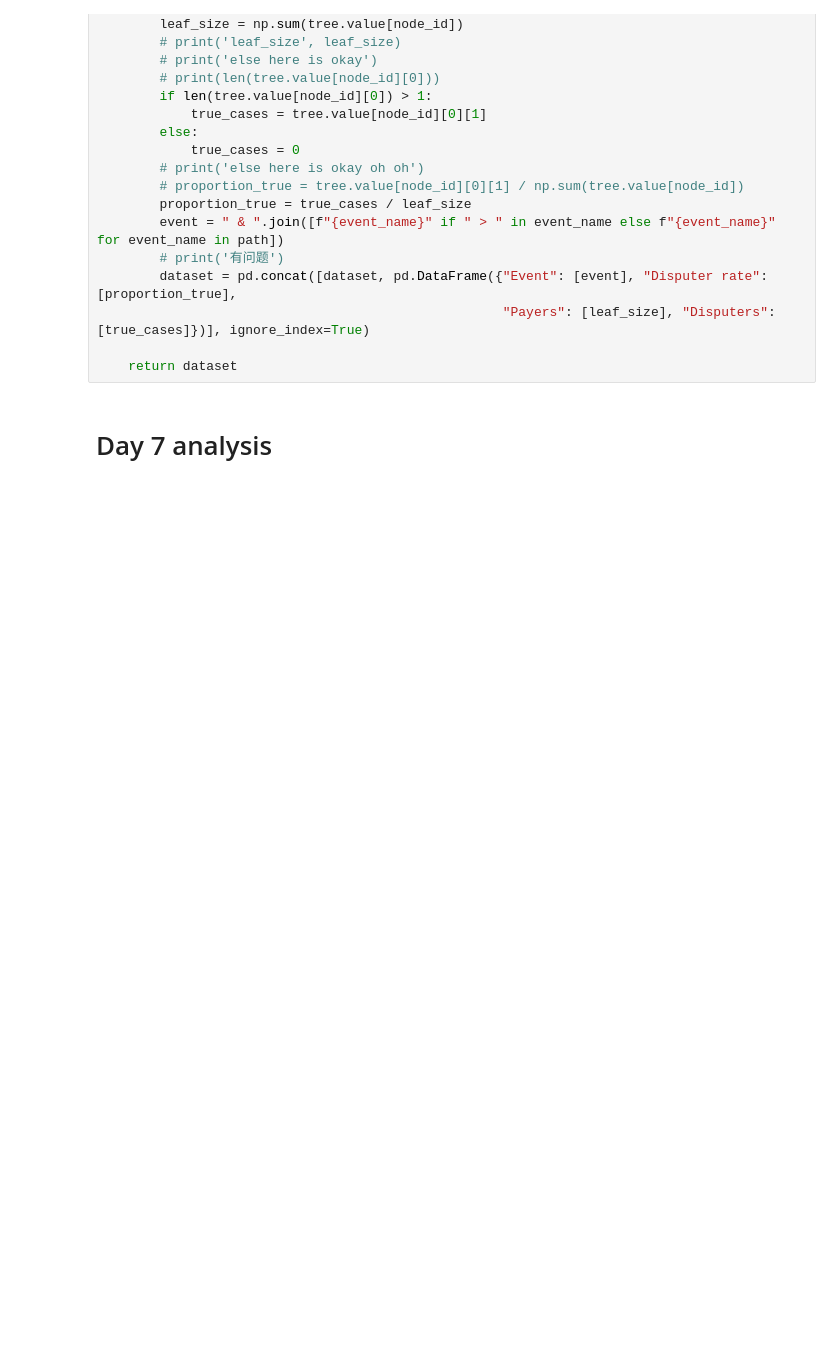
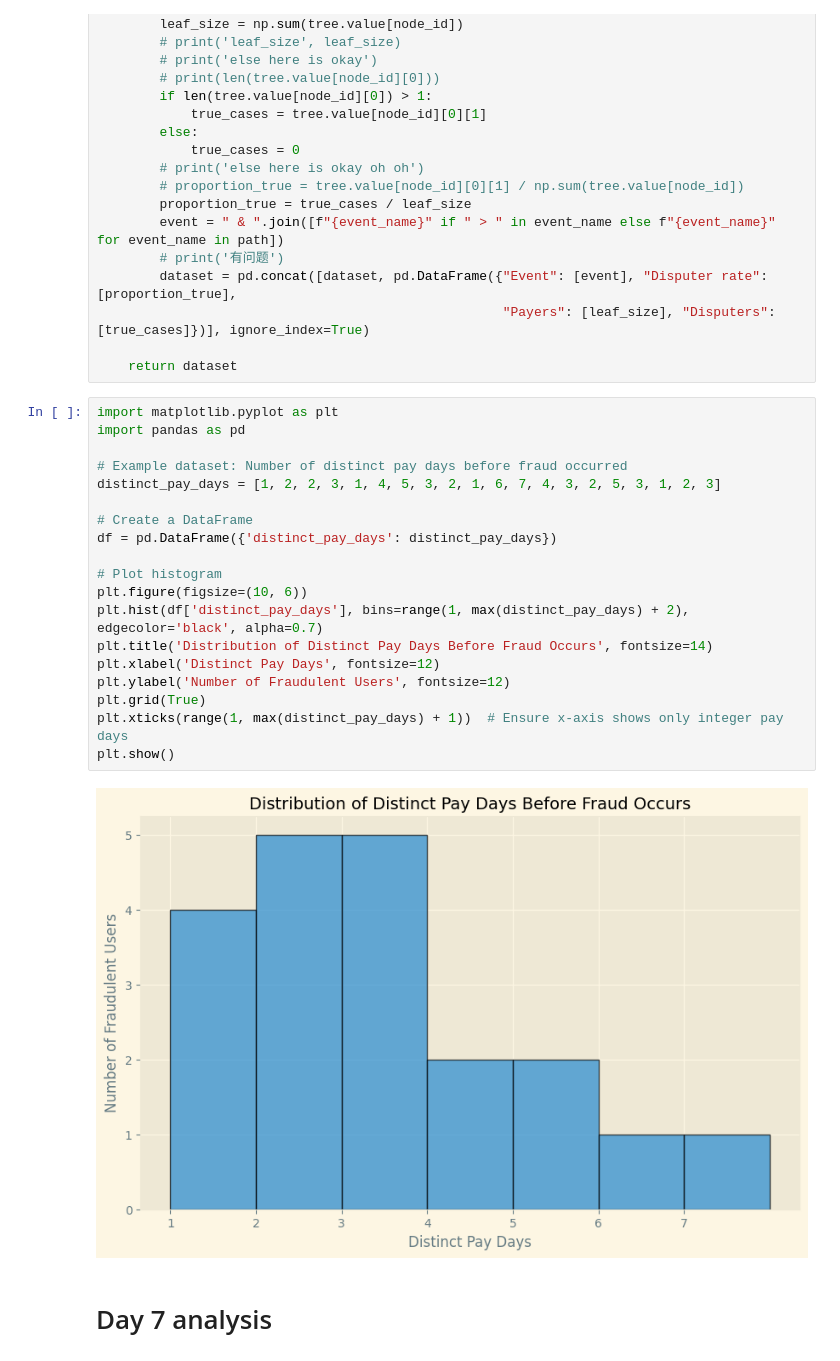
Before and after one commit to PereFuster/Colin-s-insight-rules, a Jupyter notebook: Analysis of withdrawal apply.ipynb, the cells around one changed output. Saved outputs shown, nothing was run; the diff lists cells and outputs as text; blank space fills up the shorter version.

```diff
--- a/Analysis of withdrawal apply.ipynb
+++ b/Analysis of withdrawal apply.ipynb
@@ -238,6 +238,27 @@ def traverse_tree(tree, node_id = 0, depth = 0, dataset = None, path = None):
                                                     "Payers": [leaf_size], "Disputers": [true_cases]})], ignore_index=True)
 
     return dataset
+# %%
+import matplotlib.pyplot as plt
+import pandas as pd
+
+# Example dataset: Number of distinct pay days before fraud occurred
+distinct_pay_days = [1, 2, 2, 3, 1, 4, 5, 3, 2, 1, 6, 7, 4, 3, 2, 5, 3, 1, 2, 3]
+
+# Create a DataFrame
+df = pd.DataFrame({'distinct_pay_days': distinct_pay_days})
+
+# Plot histogram
+plt.figure(figsize=(10, 6))
+plt.hist(df['distinct_pay_days'], bins=range(1, max(distinct_pay_days) + 2), edgecolor='black', alpha=0.7)
+plt.title('Distribution of Distinct Pay Days Before Fraud Occurs', fontsize=14)
+plt.xlabel('Distinct Pay Days', fontsize=12)
+plt.ylabel('Number of Fraudulent Users', fontsize=12)
+plt.grid(True)
+plt.xticks(range(1, max(distinct_pay_days) + 1))  # Ensure x-axis shows only integer pay days
+plt.show()
+# %% [output]
+[figure, added]
 # %% [markdown]
 # Day 7 analysis
 # %% [markdown]
```
Also changed, not shown: parts of 32 cells of this notebook, 1 other file.
